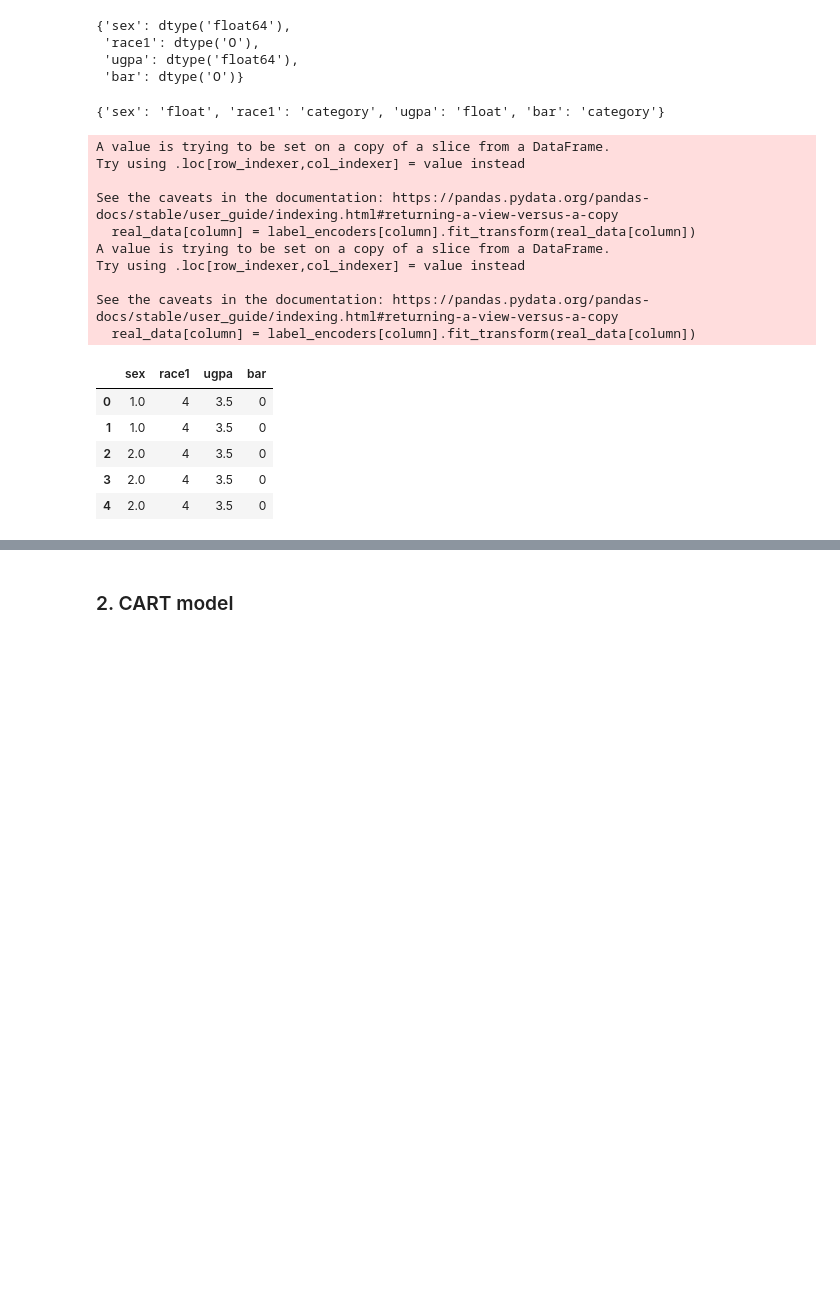
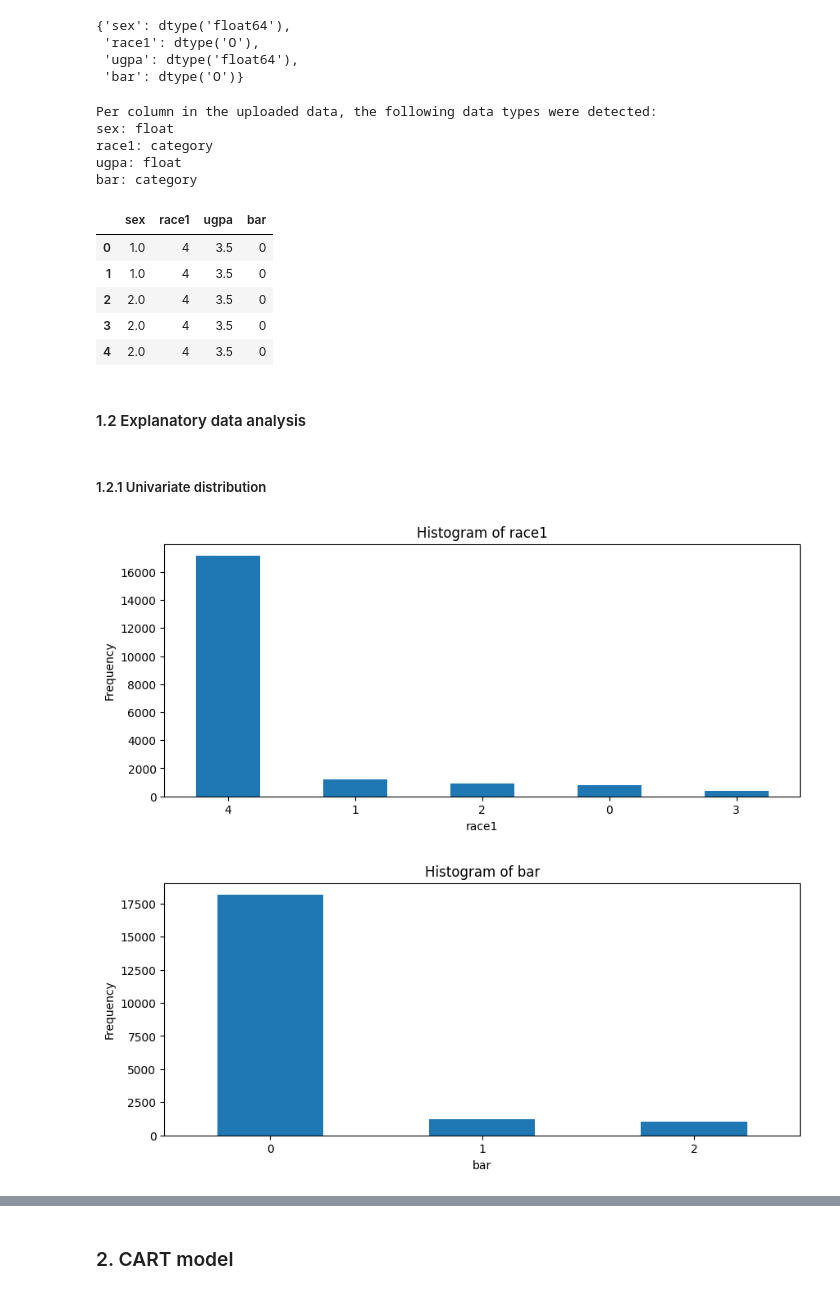
Before and after one commit to NGO-Algorithm-Audit/local-first-web-tool, a Jupyter notebook: notebooks/CART_LawSchoolAdmissionBar.ipynb, the cells around one changed output, grey strips where cells are left out. Cells and saved outputs as stored; diff of their text form; code cells hidden in the pictures; blank space fills up the shorter version.

```diff
--- a/notebooks/CART_LawSchoolAdmissionBar.ipynb
+++ b/notebooks/CART_LawSchoolAdmissionBar.ipynb
@@ -73,8 +77,8 @@ The CART method will be used  evaluate the distribution and correlation differen
 *The original paper can be found [here](https://files.eric.ed.gov/fulltext/ED469370.pdf).
 # %%
 # demo dataset
-real_data = admissions_df[['sex', 'race1', 'ugpa', 'bar']]
-real_data.head()
+original_data = admissions_df[['sex', 'race1', 'ugpa', 'bar']]
+original_data.head()
 # %% [output]
 |  | sex | race1 | ugpa | bar |
 | 0 | 1.0 | white | 3.5 | a Passed 1st time |
@@ -95,30 +109,47 @@ dtypes_dict
 # replace 'float64' with 'float' and 'O' with 'object'
 dtypes_dict = {k: 'float' if v == 'float64' else 'category' if v == 'O' else v for k, v in dtypes_dict.items()}
 dtypes_dict
+
+## UI text
+print('Per column in the uploaded data, the following data types were detected:')
+for key, value in dtypes_dict.items():
+    print(f'{key}: {value}')
 # %% [output]
-{'sex': 'float', 'race1': 'category', 'ugpa': 'float', 'bar': 'category'}
+Per column in the uploaded data, the following data types were detected:
+sex: float
+race1: category
+ugpa: float
+bar: category
 # %%
 # Encode string columns to numeric values
 label_encoders = {}
-for column in real_data.select_dtypes(include=['object']).columns:
+real_data = original_data.copy()
+for column in original_data.select_dtypes(include=['object']).columns:
     label_encoders[column] = LabelEncoder()
-    real_data[column] = label_encoders[column].fit_transform(real_data[column])
+    real_data[column] = label_encoders[column].fit_transform(original_data[column])
 
 real_data.head()
 # %% [output]
-A value is trying to be set on a copy of a slice from a DataFrame.
-Try using .loc[row_indexer,col_indexer] = value instead
-
-See the caveats in the documentation: https://pandas.pydata.org/pandas-docs/stable/user_guide/indexing.html#returning-a-view-versus-a-copy
-  real_data[column] = label_encoders[column].fit_transform(real_data[column])
-A value is trying to be set on a copy of a slice from a DataFrame.
-Try using .loc[row_indexer,col_indexer] = value instead
-
-See the caveats in the documentation: https://pandas.pydata.org/pandas-docs/stable/user_guide/indexing.html#returning-a-view-versus-a-copy
-  real_data[column] = label_encoders[column].fit_transform(real_data[column])
 |  | sex | race1 | ugpa | bar |
 | 0 | 1.0 | 4 | 3.5 | 0 |
 | 1 | 1.0 | 4 | 3.5 | 0 |
 | 2 | 2.0 | 4 | 3.5 | 0 |
 | 3 | 2.0 | 4 | 3.5 | 0 |
 | 4 | 2.0 | 4 | 3.5 | 0 |
+# %% [markdown]
+#### 1.2 Explanatory data analysis
+# %% [markdown]
+##### 1.2.1 Univariate distribution
+# %%
+# EDA: plot histograms of categorical variables
+for column in original_data.select_dtypes(include=['object']).columns:
+    plt.figure(figsize=(10, 4))
+    real_data[column].value_counts().plot(kind='bar')
+    plt.title(f'Histogram of {column}')
+    plt.xlabel(column)
+    plt.xticks(rotation=0)
+    plt.ylabel('Frequency')
+    plt.show()
+# %% [output]
+[figure, added]
+[figure, added]
```
Also changed, not shown: parts of 17 cells of this notebook, 1 other file.
